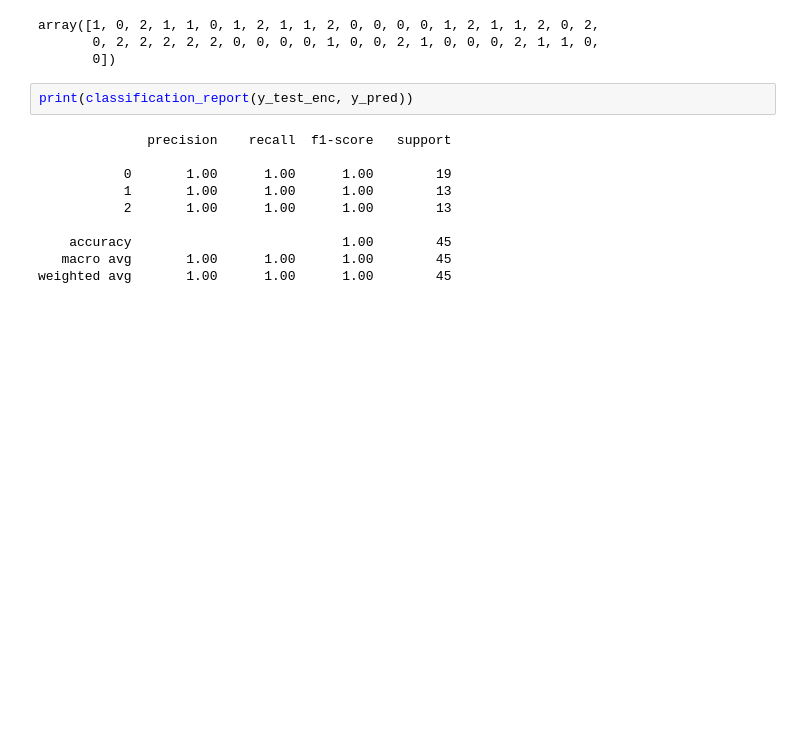
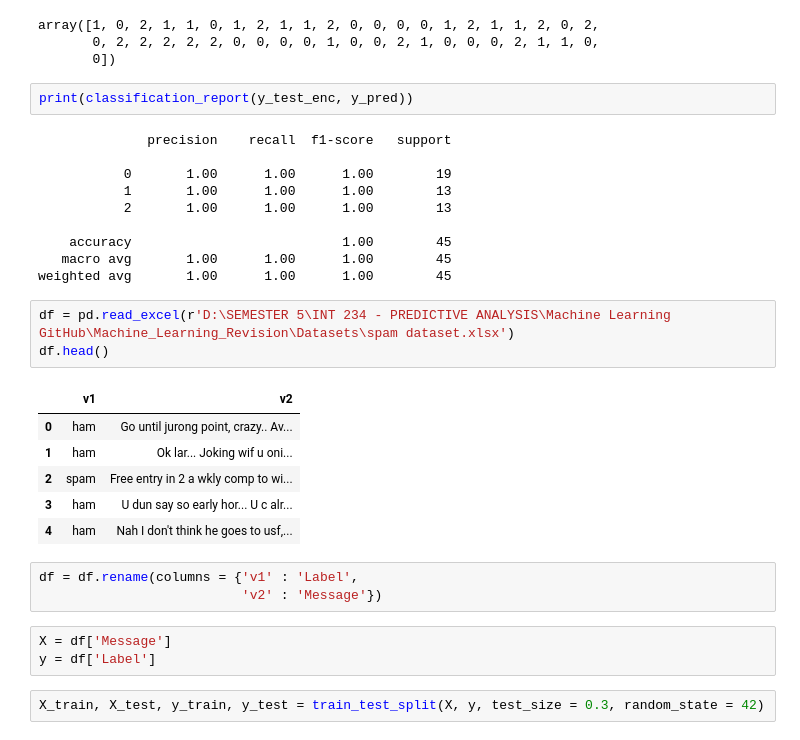
Before and after one commit to amandeep-singh28/Machine-Learning-Revision, a Jupyter notebook: 02_Practice.ipynb, the cells around one changed output. Cells and saved outputs as stored; diff of their text form; blank space fills up the shorter version.

```diff
--- a/02_Practice.ipynb
+++ b/02_Practice.ipynb
@@ -295,3 +297,21 @@ print(classification_report(y_test_enc, y_pred))
     accuracy                           1.00        45
    macro avg       1.00      1.00      1.00        45
 weighted avg       1.00      1.00      1.00        45
+# %%
+df = pd.read_excel(r'D:\SEMESTER 5\INT 234 - PREDICTIVE ANALYSIS\Machine Learning GitHub\Machine_Learning_Revision\Datasets\spam dataset.xlsx')
+df.head()
+# %% [output]
+|  | v1 | v2 |
+| 0 | ham | Go until jurong point, crazy.. Av... |
+| 1 | ham | Ok lar... Joking wif u oni... |
+| 2 | spam | Free entry in 2 a wkly comp to wi... |
+| 3 | ham | U dun say so early hor... U c alr... |
+| 4 | ham | Nah I don't think he goes to usf,... |
+# %%
+df = df.rename(columns = {'v1' : 'Label',
+                          'v2' : 'Message'})
+# %%
+X = df['Message']
+y = df['Label']
+# %%
+X_train, X_test, y_train, y_test = train_test_split(X, y, test_size = 0.3, random_state = 42)
```
Also changed, not shown: parts of 8 cells of this notebook.
